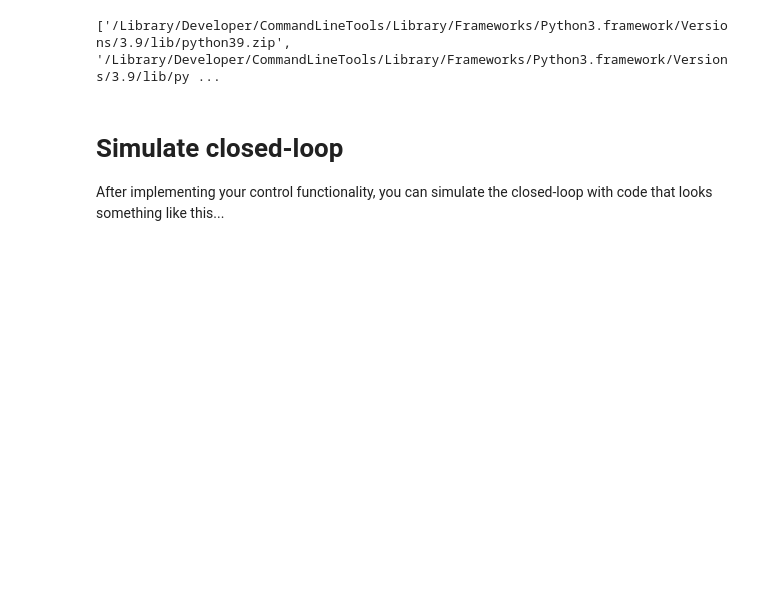
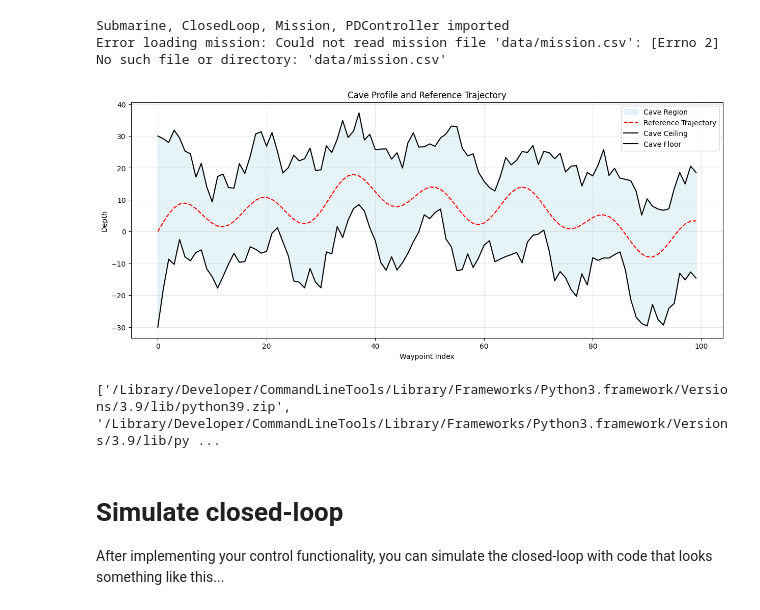
Before and after one commit to hollyculhane/b1-coding-practical-mt24, a Jupyter notebook: notebooks/demo.ipynb, the cells around one changed output. Cells and saved outputs as stored; diff of their text form; code cells hidden in the pictures; blank space fills up the shorter version.

```diff
--- a/notebooks/demo.ipynb
+++ b/notebooks/demo.ipynb
@@ -5,3 +27,49 @@ import matplotlib.pyplot as plt  # for plotting
+# %%
+# Import the Mission class and numpy for array operations
+from uuv_mission.dynamic import Submarine, ClosedLoop, Mission, Trajectory
+from uuv_mission.control import PDController
+
+# quick print to confirm
+print("Submarine, ClosedLoop, Mission, PDController imported")
+import numpy as np
+
+# Load the mission data from CSV
+try:
+    mission = Mission.from_csv('data/mission.csv')
+    print("Successfully loaded mission data!")
+    print(f"Number of waypoints: {len(mission.reference)}")
+    print("\nFirst few points:")
+    print(f"Reference depths: {mission.reference[:5]}")
+    print(f"Cave heights: {mission.cave_height[:5]}")
+    print(f"Cave depths: {mission.cave_depth[:5]}")
+except Exception as e:
+    print(f"Error loading mission: {e}")
+# %% [output]
+Submarine, ClosedLoop, Mission, PDController imported
+Error loading mission: Could not read mission file 'data/mission.csv': [Errno 2] No such file or directory: 'data/mission.csv'
+# %%
+# Visualize the mission data
+import matplotlib.pyplot as plt
+
+# Create the x-axis points (one for each waypoint)
+x_points = np.arange(len(mission.reference))
+
+# Create the visualization
+plt.figure(figsize=(15, 6))
+plt.fill_between(x_points, mission.cave_height, mission.cave_depth,
+                 color='lightblue', alpha=0.3, label='Cave Region')
+plt.plot(x_points, mission.reference, 'r--', label='Reference Trajectory')
+plt.plot(x_points, mission.cave_height, 'k-', label='Cave Ceiling')
+plt.plot(x_points, mission.cave_depth, 'k-', label='Cave Floor')
+
+plt.title('Cave Profile and Reference Trajectory')
+plt.xlabel('Waypoint Index')
+plt.ylabel('Depth')
+plt.grid(True, alpha=0.3)
+plt.legend()
+plt.show()
+# %% [output]
+[figure, added]
 # %%
 # Additional useful libraries
 import pandas as pd  # for data manipulation and analysis
```
Also changed, not shown: parts of 6 cells of this notebook.
